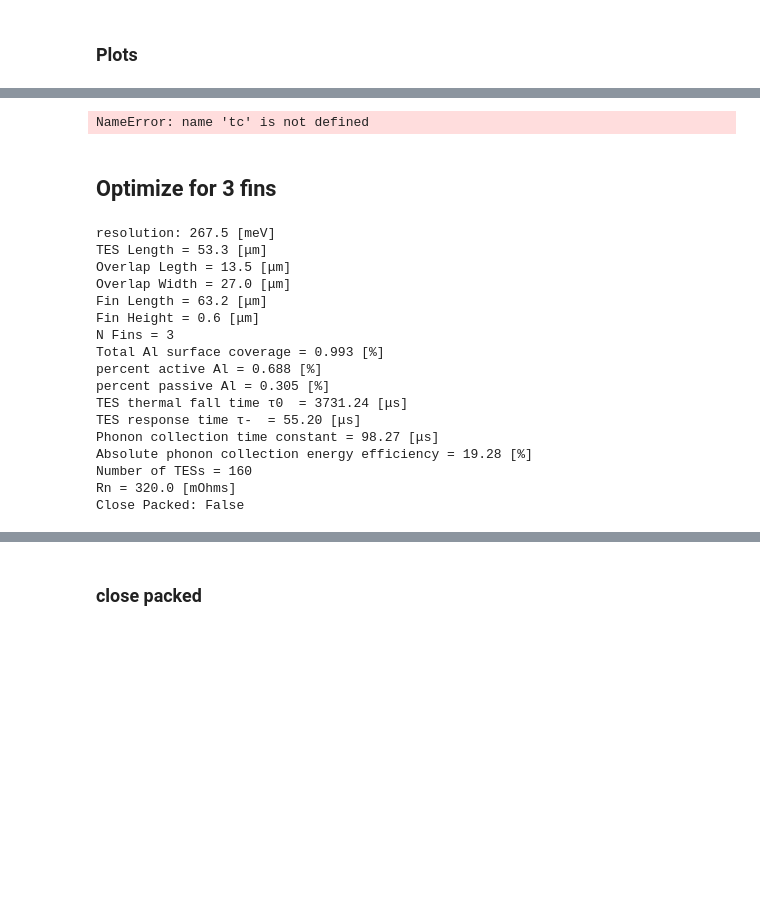
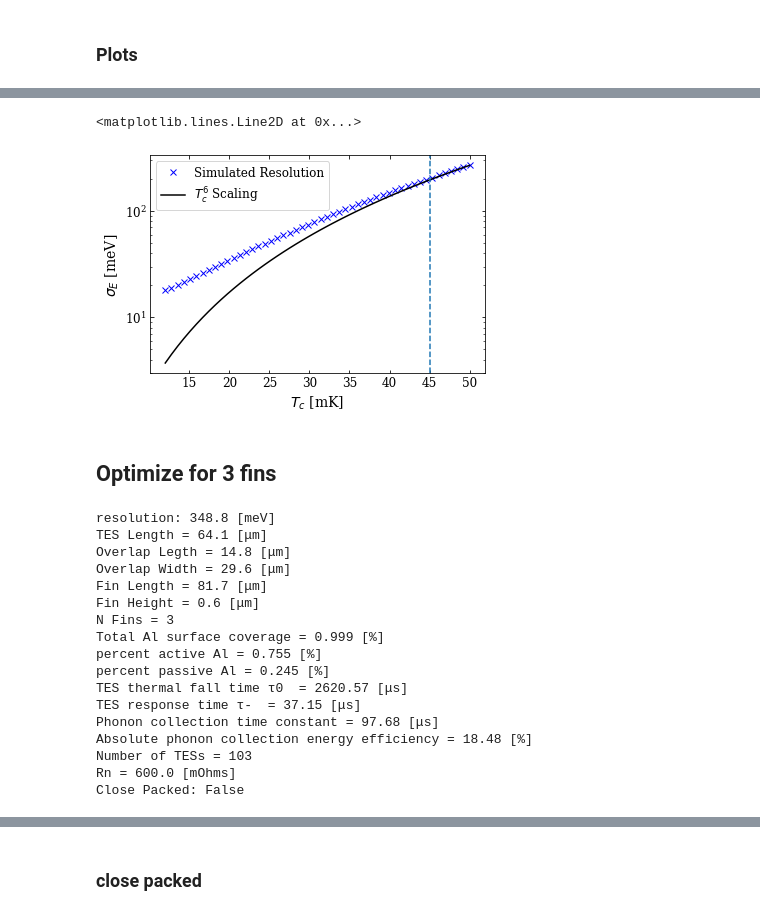
Before and after one commit to cwfink/cm_det_opt, a Jupyter notebook: 1_percent/1_percent_cov.ipynb, the cells around one changed output, grey strips where cells are left out. Saved outputs shown, nothing was run; the diff lists cells and outputs as text; code cells hidden in the pictures; blank space fills up the shorter version.

```diff
--- a/1_percent/1_percent_cov.ipynb
+++ b/1_percent/1_percent_cov.ipynb
@@ -465,14 +478,15 @@ for t in tc:
 # %%
 plt.plot(tc*1e3, e_res, linestyle='none', marker='x', color='blue', label='Simulated Resolution')
 plt.yscale('log')
-plt.plot(tc*1e3, 2.3e6*np.sqrt(1*tc**6), color='k', label='$T_c^6$ Scaling')
+plt.plot(tc*1e3, 2.15e6*np.sqrt(1*tc**6), color='k', label='$T_c^6$ Scaling')
 
 plt.xlabel('$T_c$ [mK]')
 plt.ylabel('$\sigma_E$ [meV]');
 plt.legend()
-plt.axvline(40, linestyle='--')
+plt.axvline(45, linestyle='--')
 # %% [output]
-NameError: name 'tc' is not defined
+<matplotlib.lines.Line2D at 0x...>
+[figure, added]
 # %% [markdown]
 ## Optimize for 3 fins
 # %%
@@ -574,9 +588,9 @@ absorber = det_opt_13._absorber
 qet = det_opt_13.QET
 tes = det_opt_13.QET.TES
 det = det_opt_13
-rn = 320e-3
+rn = 600e-3
 
-tc = 40e-3
+tc = 45e-3
 material=dark.TESMaterial(Tc=tc)
 
 
@@ -589,7 +603,7 @@ l_overlap = np.mean(np.array([d.QET.TES.l_overlap for d in det_opt_13_list3])[su
      + np.mean(np.array([d.QET.TES.l_overlap for d in det_opt_45_list3])[suc23])*2/3
 w_overlap = 'circle'
 l_fin = (np.mean(np.array([d.QET.l_fin for d in det_opt_13_list3])[suc13]) \
-     + np.mean(np.array([d.QET.l_fin for d in det_opt_45_list3])[suc23]))/2
+     + np.mean(np.array([d.QET.l_fin for d in det_opt_45_list3])[suc23]))/2 *1.12
 veff_WAloverlap=.45
 
 abso1 = dark.Absorber(name=absorber._name, shape=absorber._shape,
@@ -632,21 +646,21 @@ print(f'Number of TESs = {det1.QET.TES.nTES}')
 print(f'Rn = {det1.QET.TES.rn*1e3:.1f} [mOhms]')
 print(f'Close Packed: {det1._close_packed}')
 # %% [output]
-resolution: 267.5 [meV]
-TES Length = 53.3 [μm]
-Overlap Legth = 13.5 [μm]
-Overlap Width = 27.0 [μm]
-Fin Length = 63.2 [μm]
+resolution: 348.8 [meV]
+TES Length = 64.1 [μm]
+Overlap Legth = 14.8 [μm]
+Overlap Width = 29.6 [μm]
+Fin Length = 81.7 [μm]
 Fin Height = 0.6 [μm]
 N Fins = 3
-Total Al surface coverage = 0.993 [%]
-percent active Al = 0.688 [%]
-percent passive Al = 0.305 [%]
-TES thermal fall time τ0  = 3731.24 [μs]
-TES response time τ-  = 55.20 [μs]
-Phonon collection time constant = 98.27 [μs]
-Absolute phonon collection energy efficiency = 19.28 [%]
-Number of TESs = 160
-Rn = 320.0 [mOhms]
+Total Al surface coverage = 0.999 [%]
+percent active Al = 0.755 [%]
+percent passive Al = 0.245 [%]
+TES thermal fall time τ0  = 2620.57 [μs]
+TES response time τ-  = 37.15 [μs]
+Phonon collection time constant = 97.68 [μs]
+Absolute phonon collection energy efficiency = 18.48 [%]
+Number of TESs = 103
+Rn = 600.0 [mOhms]
 Close Packed: False
 # %%
```
Also changed, not shown: parts of 22 cells of this notebook, 2 other files.
